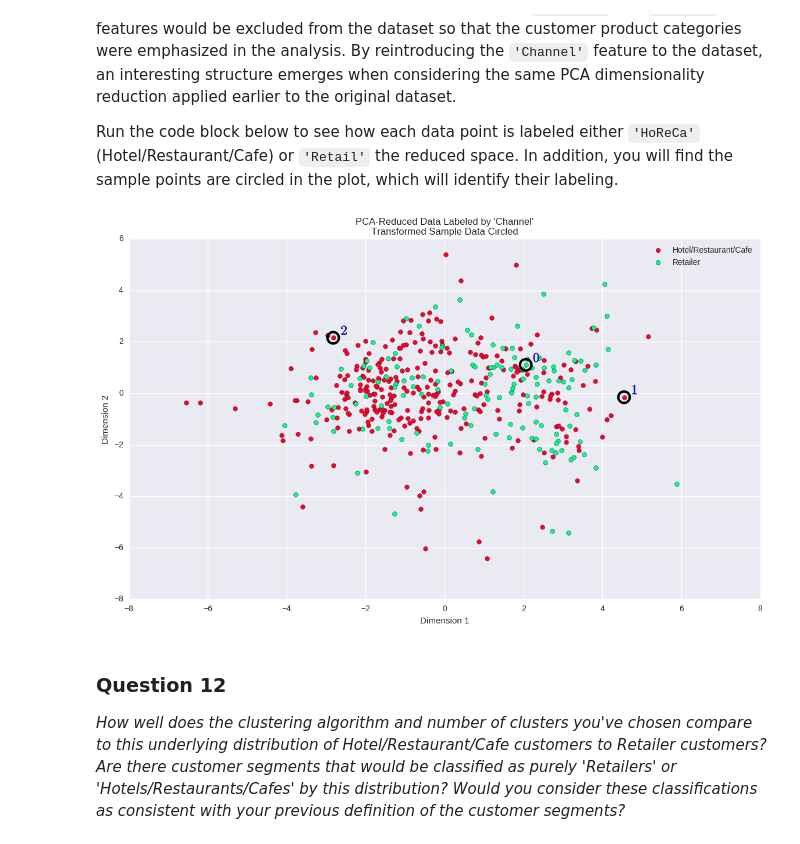
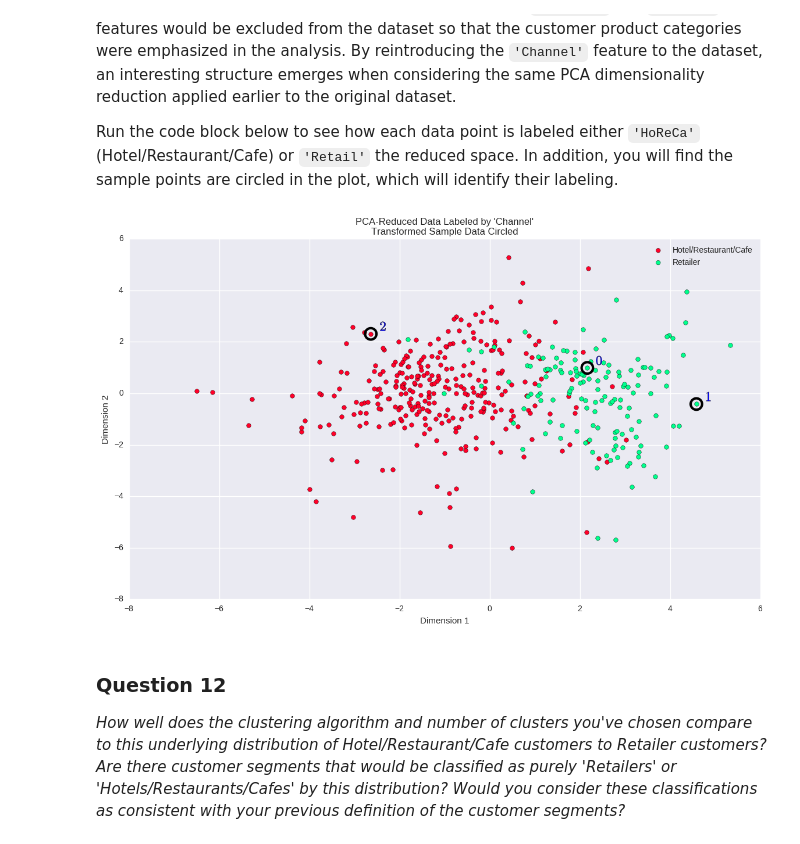
Before and after one commit to celsofaf/customer_segments, a Jupyter notebook: customer_segments_work.ipynb, the cells around one changed output. Drawn from its saved outputs; the diff is of its cells as text; code cells hidden in the pictures.

```diff
--- a/customer_segments_work.ipynb
+++ b/customer_segments_work.ipynb
@@ -202,10 +202,10 @@ outliers_list = {}  # I'll save the indexes of the outliers for each feature her
 for feature in log_data.keys():
 
     # TODO: Calculate Q1 (25th percentile of the data) for the given feature
-    Q1 = np.percentile(log_data, 25)
+    Q1 = np.percentile(log_data[feature], 25)
 
     # TODO: Calculate Q3 (75th percentile of the data) for the given feature
-    Q3 = np.percentile(log_data, 75)
+    Q3 = np.percentile(log_data[feature], 75)
 
     # TODO: Use the interquartile range to calculate an outlier step (1.5 times the interquartile range)
     step = (Q3 - Q1) * 1.5
@@ -603,9 +626,9 @@ At the beginning of this project, it was discussed that the `'Channel'` and `'Re
 Run the code block below to see how each data point is labeled either `'HoReCa'` (Hotel/Restaurant/Cafe) or `'Retail'` the reduced space. In addition, you will find the sample points are circled in the plot, which will identify their labeling.
 # %%
 # Display the clustering results based on 'Channel' data
-vs.channel_results(reduced_data, outliers, pca_samples)
+vs.channel_results(reduced_data, outliers_more_than_one, pca_samples)
 # %% [output]
-[figure, old version]
+[figure, new version]
 # %% [markdown]
 ### Question 12
 *How well does the clustering algorithm and number of clusters you've chosen compare to this underlying distribution of Hotel/Restaurant/Cafe customers to Retailer customers? Are there customer segments that would be classified as purely 'Retailers' or 'Hotels/Restaurants/Cafes' by this distribution? Would you consider these classifications as consistent with your previous definition of the customer segments?*
```
Also changed, not shown: parts of 19 cells of this notebook, 1 other file.
